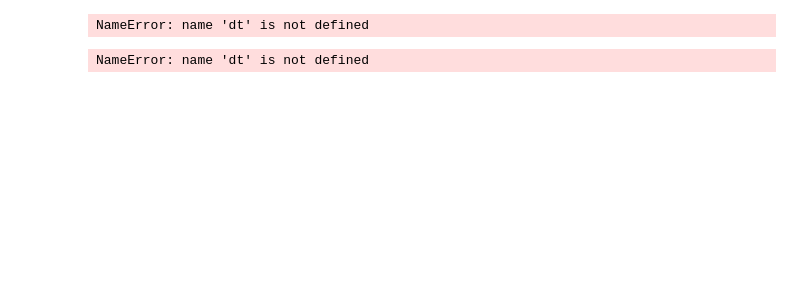
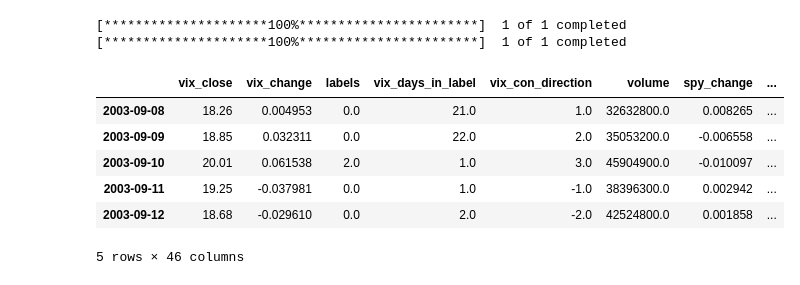
Before and after one commit to jonnycw/Stock_Predictor, a Jupyter notebook: MarketPredictor2.ipynb, the cells around one changed output. Saved outputs shown, nothing was run; the diff lists cells and outputs as text; code cells hidden in the pictures; blank space fills up the shorter version.

```diff
--- a/MarketPredictor2.ipynb
+++ b/MarketPredictor2.ipynb
@@ -47,38 +46,41 @@ from functions.econ_mod import get_econ_data
-# %%
-vix_df, cluster = vix_analysis()
-vix_df.head()
-# %% [output]
-NameError: name 'dt' is not defined
 # %%
 def create_variable_tables ():
     spy_df = spy_analysis()
     econ_df = get_econ_data()
     vix_df, cluster_model = vix_analysis()
     sentiment_df = market_sent()
 
     # Set Up DataFrame for Testing
     X_prep = pd.concat([vix_df, spy_df], axis=1)
     X_prep['y']=X_prep['spy_change'].shift(-1)
     X_prep = X_prep.dropna()
     X_prep = pd.concat([X_prep, econ_df, sentiment_df], axis=1)
     X_prep = X_prep.dropna(subset='spy_close')
     X_prep[np.isnan(X_prep)] = 0
 
-    X_full = X = X_prep.drop(columns=['spy_close','vix_close','y'])
-    y_full = y = X_prep['y']*100
+    X_full = X = X_prep.drop(columns=['spy_close','y','high','low'])
+    y_full = y = X_prep['y']
 
     # Create Variable Tables
     X_0 = X_prep[X_prep['labels']==0].drop(columns=['spy_close','vix_close','y'])
     X_1 = X_prep[X_prep['labels']==1].drop(columns=['spy_close','vix_close','y'])
     X_2 = X_prep[X_prep['labels']==2].drop(columns=['spy_close','vix_close','y'])
 
-    y_0 = X_prep[X_prep['labels']==0]['y']*100
-    y_1 = X_prep[X_prep['labels']==1]['y']*100
-    y_2 = X_prep[X_prep['labels']==2]['y']*100
+    y_0 = X_prep[X_prep['labels']==0]['y']
+    y_1 = X_prep[X_prep['labels']==1]['y']
+    y_2 = X_prep[X_prep['labels']==2]['y']
 
     return X_full, X_0, X_1 , X_2, y_full, y_0, y_1, y_2
 
 X_full, X_0, X_1 , X_2, y_full, y_0, y_1, y_2 = create_variable_tables()
 X_full.head()
 # %% [output]
-NameError: name 'dt' is not defined
+[*********************100%***********************]  1 of 1 completed
+[*********************100%***********************]  1 of 1 completed
+|  | vix_close | vix_change | labels | vix_days_in_label | vix_con_direction | volume | spy_change | ... |
+| 2003-09-08 | 18.26 | 0.004953 | 0.0 | 21.0 | 1.0 | 32632800.0 | 0.008265 | ... |
+| 2003-09-09 | 18.85 | 0.032311 | 0.0 | 22.0 | 2.0 | 35053200.0 | -0.006558 | ... |
+| 2003-09-10 | 20.01 | 0.061538 | 2.0 | 1.0 | 3.0 | 45904900.0 | -0.010097 | ... |
+| 2003-09-11 | 19.25 | -0.037981 | 0.0 | 1.0 | -1.0 | 38396300.0 | 0.002942 | ... |
+| 2003-09-12 | 18.68 | -0.029610 | 0.0 | 2.0 | -2.0 | 42524800.0 | 0.001858 | ... |
+5 rows × 46 columns
```
Also changed, not shown: parts of 6 cells of this notebook, 28 other files.
